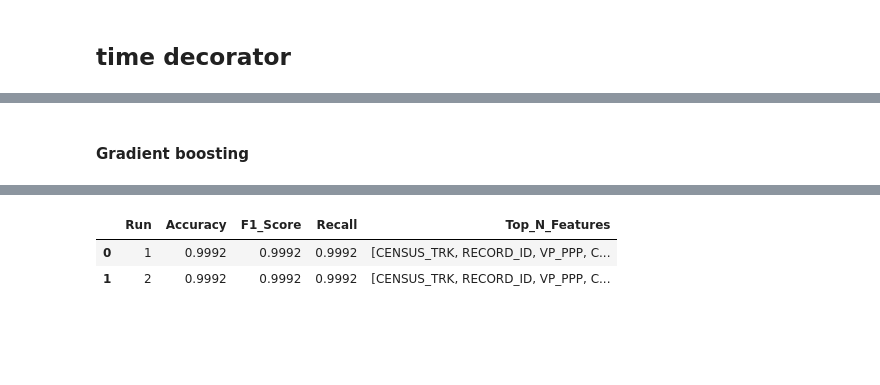
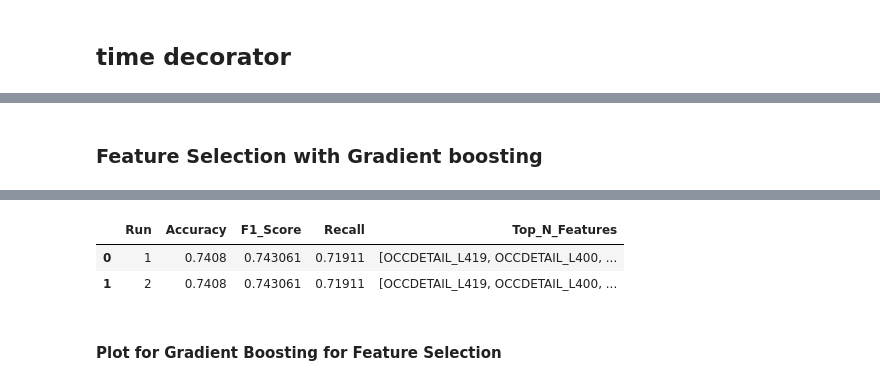
Before and after one commit to parkermoe/milestone2_MADS, a Jupyter notebook: eda_ra_3models_feature_selection.ipynb, the cells around one changed output, grey strips where cells are left out. Saved outputs shown, nothing was run; the diff lists cells and outputs as text; code cells hidden in the pictures; blank space fills up the shorter version.

```diff
--- a/eda_ra_3models_feature_selection.ipynb
+++ b/eda_ra_3models_feature_selection.ipynb
@@ -171,68 +549,47 @@ result['Top_N_Features'][0]
 # %% [markdown]
-#### Gradient boosting
+### Feature Selection with Gradient boosting
 # %%
 @timer_decorator
-def run_gradient_boosting(data, sample_size=100000, num_runs=1, top_N_features=10):
+def run_gradient_boosting(data, sample_size=100000, num_runs=1, top_N_features=10, pos_label='D'):
     results_list = []
 
     for run in range(1, num_runs + 1):
         print(f"Starting Gradient Boosting run {run}...")
 
-        # Copy the original data to work with
         data_copy = data.copy()
-
-        # Drop rows with missing 'PARTY_CODE'
-        data_copy = data_copy.dropna(subset=['PARTY_CODE'])
-
-        # Sample data
+        data_copy = data_copy.dropna(subset=['INFER_PARTY'])
         data_sample = data_copy.sample(n=sample_size, random_state=42)
 
-        # Encode 'PARTY_CODE' column
-        le = LabelEncoder()
-        data_sample['PARTY_CODE'] = le.fit_transform(data_sample['PARTY_CODE'].astype(str))
+        y = data_sample['INFER_PARTY']
+        X = data_sample.drop('INFER_PARTY', axis=1)
 
-        # Check for classes with only one instance after sampling and encoding
-        class_counts = data_sample['PARTY_CODE'].value_counts()
+        X = pd.get_dummies(X, drop_first=True)
+
+        class_counts = y.value_counts()
         min_class_count = class_counts.min()
 
-        # Select numerical columns
-        numerical_cols = data_sample.select_dtypes(include=['int64', 'float64']).columns
+        imputer = SimpleImputer(strategy='mean')
+        X = pd.DataFrame(imputer.fit_transform(X), columns=X.columns)
 
-        # Impute missing values with column means
-        imputer = SimpleImputer(strategy='mean')
-        data_sample[numerical_cols] = imputer.fit_transform(data_sample[numerical_cols])
-
-        # Extract features and target variable
-        X = data_sample[numerical_cols]
-        y = data_sample['PARTY_CODE']
-
-        # Train-test split
         if min_class_count > 1:
             X_train, X_test, y_train, y_test = train_test_split(X, y, test_size=0.1, random_state=42, stratify=y)
         else:
             X_train, X_test, y_train, y_test = train_test_split(X, y, test_size=0.1, random_state=42)
 
-        # Initialize Gradient Boosting Classifier
         gb = GradientBoostingClassifier(random_state=42)
-
-        # Fit the model
         gb.fit(X_train, y_train)
 
-        # Make predictions
         y_pred = gb.predict(X_test)
 
-        # Calculate evaluation metrics
         accuracy = accuracy_score(y_test, y_pred)
-        f1 = f1_score(y_test, y_pred, average='weighted')
-        recall = recall_score(y_test, y_pred, average='weighted', zero_division='warn')
+        f1 = f1_score(y_test, y_pred, pos_label=pos_label)
+        recall = recall_score(y_test, y_pred, pos_label=pos_label)
 
-        # Get top N features using SelectKBest with chi-squared
         k_best = SelectKBest(score_func=chi2, k=top_N_features)
         k_best.fit(X_train, y_train)
         top_feature_indices = np.argsort(k_best.scores_)[::-1][:top_N_features]
         top_features = X.columns[top_feature_indices].tolist()
 
-        # Append results to the list
         results_list.append({
             'Run': run,
             'Accuracy': accuracy,
@@ -241,13 +598,12 @@ def run_gradient_boosting(data, sample_size=100000, num_runs=1, top_N_features=1
             'Top_N_Features': top_features
         })
 
-    # Create a DataFrame from the results list
     results_df = pd.DataFrame(results_list)
 
     return results_df
 
-# Assuming data_500 is your dataset, you can call the function like this:
-result = run_gradient_boosting(data_500, sample_size=50000, num_runs=2, top_N_features=10)
+result = run_gradient_boosting(processed_data, sample_size=50000, num_runs=2, top_N_features=10, pos_label='D')
+#result = run_gradient_boosting(processed_data, sample_size=50000, num_runs=2, top_N_features=10)
 result
 # %% [output]
 Starting Gradient Boosting run 1...
@@ -256,3 +612,5 @@ Elapsed time: 456.50 seconds
 |  | Run | Accuracy | F1_Score | Recall | Top_N_Features |
-| 0 | 1 | 0.9992 | 0.9992 | 0.9992 | [CENSUS_TRK, RECORD_ID, VP_PPP, C... |
-| 1 | 2 | 0.9992 | 0.9992 | 0.9992 | [CENSUS_TRK, RECORD_ID, VP_PPP, C... |
+| 0 | 1 | 0.7408 | 0.743061 | 0.71911 | [OCCDETAIL_L419, OCCDETAIL_L400, ... |
+| 1 | 2 | 0.7408 | 0.743061 | 0.71911 | [OCCDETAIL_L419, OCCDETAIL_L400, ... |
+# %% [markdown]
+#### Plot for Gradient Boosting for Feature Selection
```
Also changed, not shown: parts of 28 cells of this notebook, 12 other files.
